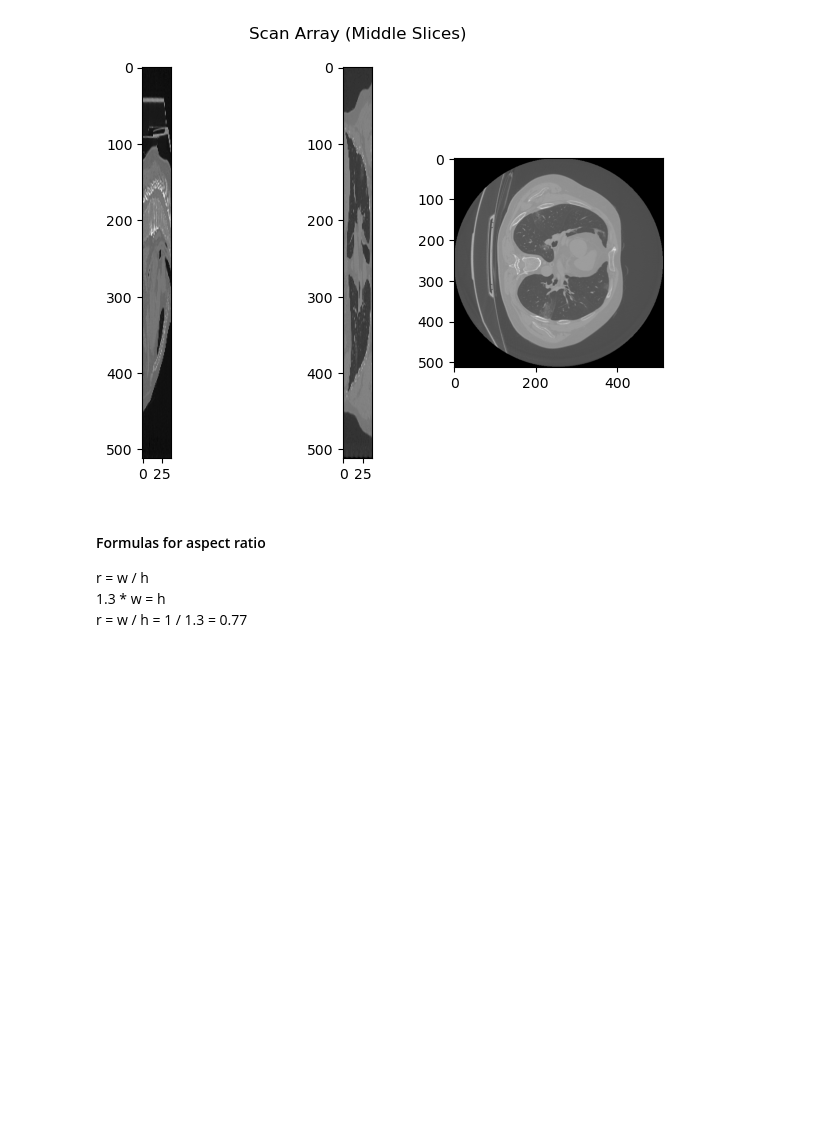
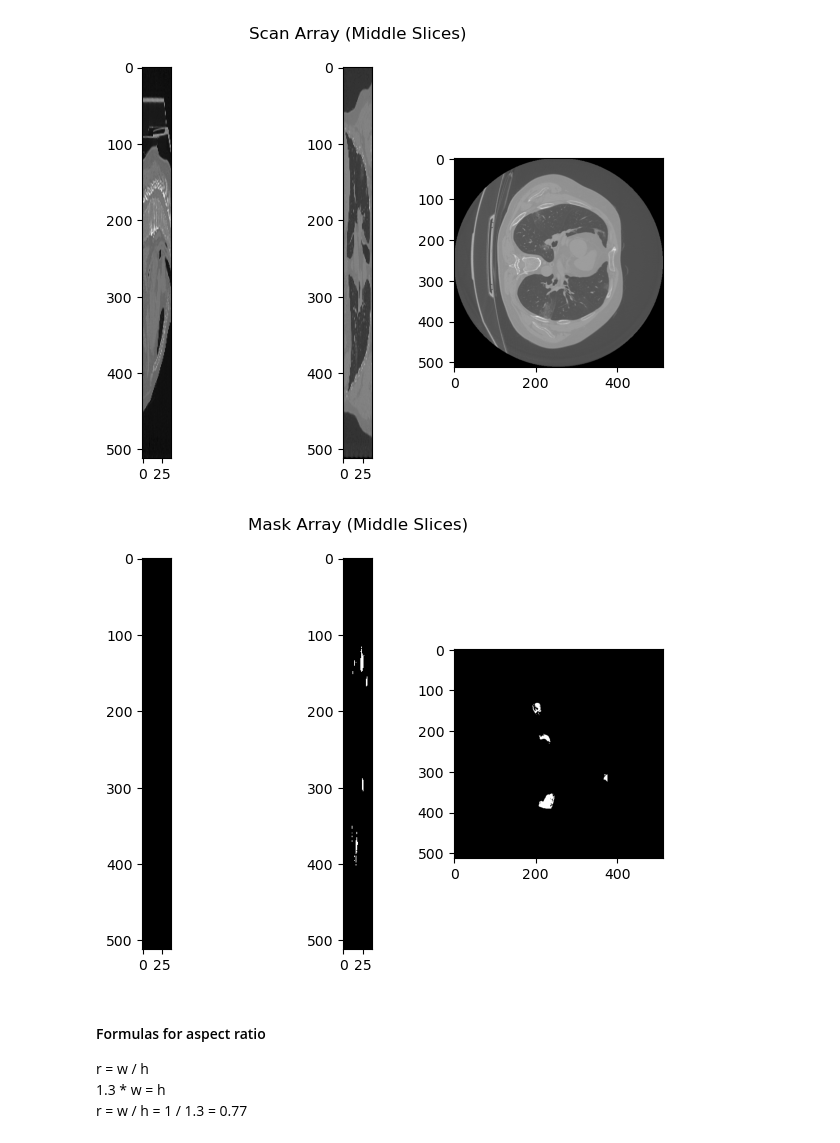
Before and after one commit to AlekseiRiabinin/-image-segmentation, a Jupyter notebook: ImgSeg.ipynb, the cells around one changed output. Drawn from its saved outputs; the diff is of its cells as text; code cells hidden in the pictures; blank space fills up the shorter version.

Commit message:
updated image converter

```diff
--- a/ImgSeg.ipynb
+++ b/ImgSeg.ipynb
@@ -157,6 +160,17 @@ fig.tight_layout()
 plt.show()
 # %% [output]
 [figure]
+# %%
+# display scan array's middle slices
+fig, axs = plt.subplots(1, 3)
+fig.suptitle('Mask Array (Middle Slices)')
+axs[0].imshow(mask_arr[mask_arr_shape[0] // 2, :, :], cmap='gray')
+axs[1].imshow(mask_arr[:, mask_arr_shape[1] // 2, :], cmap='gray')
+axs[2].imshow(mask_arr[:, :, mask_arr_shape[2] // 2], cmap='gray')
+fig.tight_layout()
+plt.show()
+# %% [output]
+[figure, added]
 # %% [markdown]
 #### Formulas for aspect ratio
 r = w / h\
```
Also changed, not shown: parts of 6 cells of this notebook, 1 other file.
